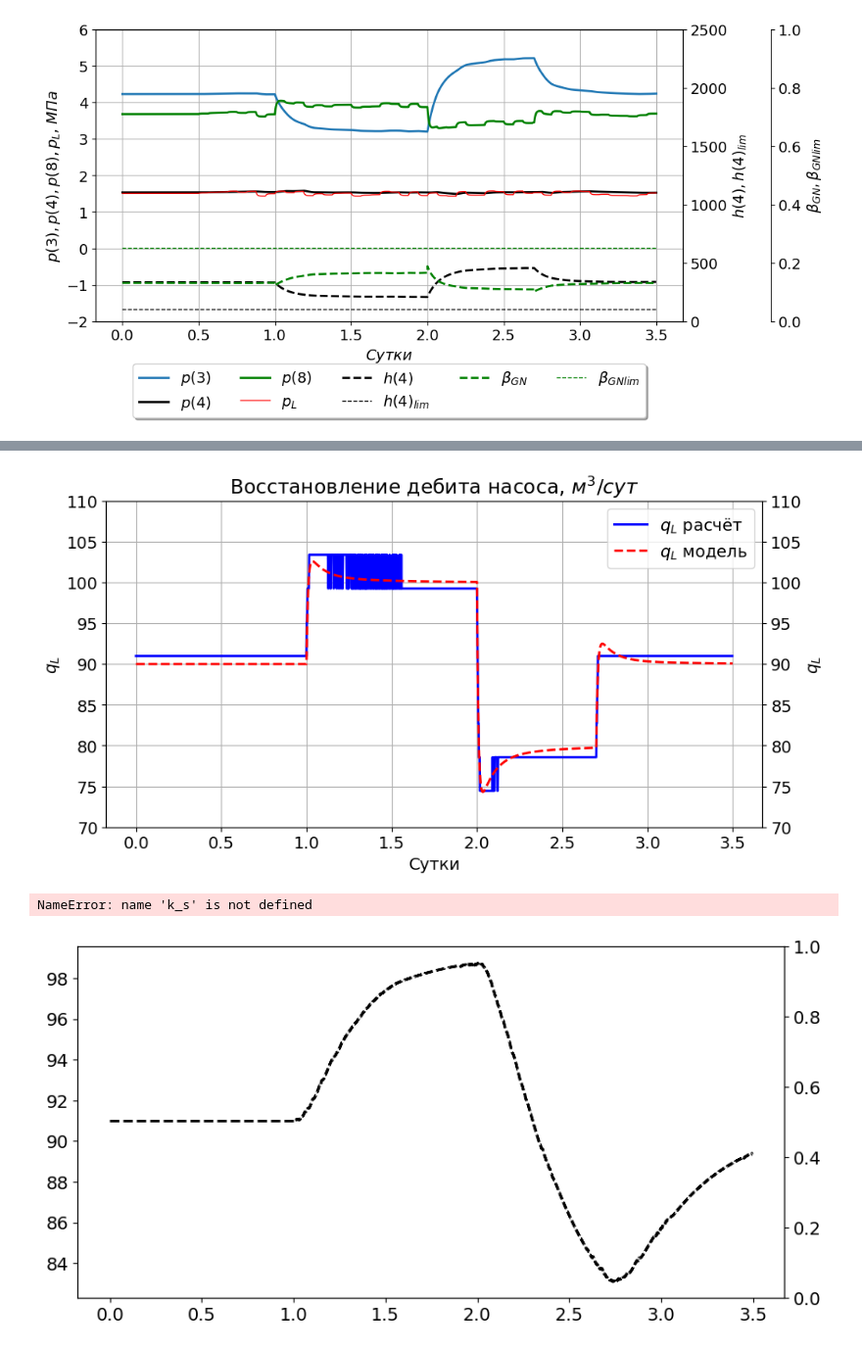
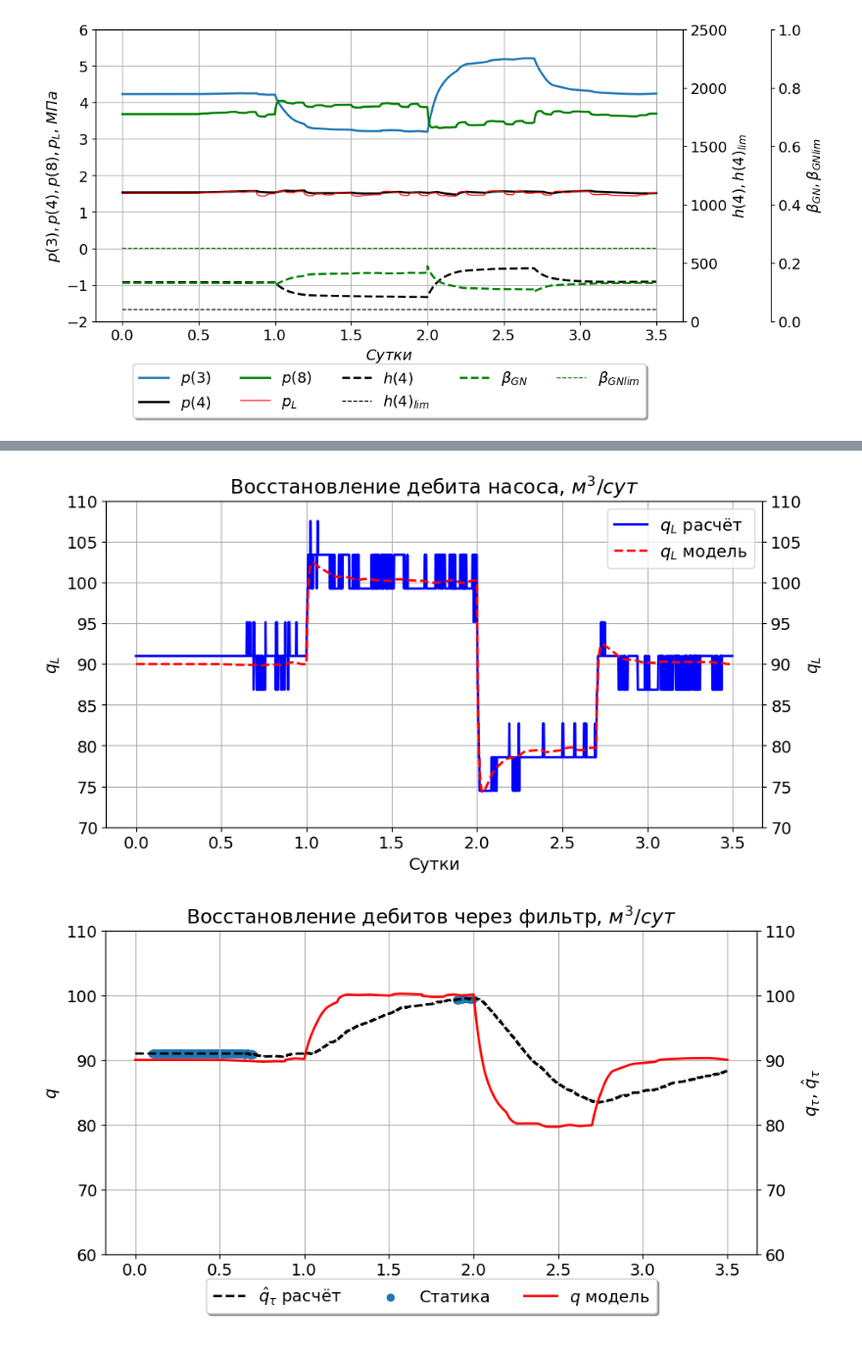
Before and after one commit to IANovoselov/well, a Jupyter notebook: well.ipynb, the cells around one changed output, grey strips where cells are left out. Shown at 98% size. Saved outputs shown, nothing was run; the diff lists cells and outputs as text; code cells hidden in the pictures.

```diff
--- a/well.ipynb
+++ b/well.ipynb
@@ -312,7 +312,7 @@ class Well:
         self.p_2 =  self.taransfer_function(self.p_2, self.reservoir.p_R- self.reservoir.r_2*self.q, self.reservoir.T_2)
         self.h_4 =  self.h_4 + (dt/self.params.S_t)*(self.q-self.pump.q_N)
         self.q_L =  self.taransfer_function(self.q_L, self.pump.q_N, self.pump.t_N)
-        self.p_L = self.p_L + (dt/(dt*80))*(self.p_L_rand - self.p_L)
+        self.p_L = self.p_L + (dt/(self.pump.t_N))*(self.p_L_rand - self.p_L)
 
         self.pump.set_w_by_program(_k * dt, dt)
 
@@ -336,7 +336,7 @@ class Well:
       return (self.p_2 - self.p_3 - self.oil.gamma*(self.params.H_R-self.pump.H_N)) / (self.reservoir.r_1 + self.oil.gamma * self.params.r_K)
 
     def calc_p_4(self):
-      return self.taransfer_function(self.p_4, self._calc_p_4(), self.pump.t_N*50)
+      return self.taransfer_function(self.p_4, self._calc_p_4(), self.pump.t_N*25)
 
     def _calc_p_4(self):
       return self.p_L + (self.params.p_G0 - self.p_3) * self.params.r_GU * np.sqrt(self.pump.w) * self.params.a_GU * self.q
@@ -368,7 +368,7 @@ class Well:
       self.q = self.calc_q()
       self.p_4 = self.calc_p_4()
 
-    def taransfer_function(self, current_val, target, tf_time, dt=dt):
+    def taransfer_function(self, current_val, target, tf_time):
       return current_val + ((dt/tf_time) * (target - current_val))
 
 
@@ -808,5 +807,0 @@ build_plot(x_time, plot_data, None, y_scale = [Scale(min=1, max=6)], mu='$МПа
-# %%
-
-x = pd.concat([calc_df['q_t'][:10], calc_df['q_t'][13:19]])
-
-x
@@ -900,12 +876,18 @@ def identificate(calc_df, ident_k):
 
 def get_static_data(calc_df, ident_k, denominator, s_times):
 
-  s_index = (4000//denominator)
+  s_q_t = []
+  s_p_t = []
 
+  for start, end in s_times:
+    start_index = int((start / dt) // denominator)
+    end_index = int((end / dt) // denominator)
 
+    s_q_t.append(calc_df['_q_t'][start_index:end_index])
+    s_p_t.append(calc_df['p_1_t'][start_index:end_index])
 
-  s_q_t = calc_df['q_t'][:s_index]
-  s_p_t =  calc_df['p_1_t'][:s_index]
+  s_q_t = pd.concat(s_q_t)
+  s_p_t = pd.concat(s_p_t)
 
   k_s = len(s_q_t)
 
@@ -1021,8 +1003,9 @@ for i, quant_step in enumerate(quant_step_list):
 
     b = identificate(calc_df, ident_k)
 
-    #s_q_t, s_p_t, m2, k_s = get_static_data(calc_df, ident_k, denominator)
-    #b = identificate_regul(calc_df, ident_k, denominator, well.reservoir.v_r, s_q_t, s_p_t, m2, k_s).T[0]
+    s_times = [(0.1, 0.5), (1.9, 2)]
+    s_q_t, s_p_t, m2, k_s = get_static_data(calc_df, ident_k, denominator, s_times)
+    b = identificate_regul(calc_df, ident_k, denominator, well.reservoir.v_r, list(s_q_t), list(s_p_t), m2, k_s).T[0]
 
     res['p_R'].append(calc_error(well.reservoir.p_R , b[0]))
     res['r_1'].append(calc_error(well.reservoir.r_1 , b[1]))
@@ -1119,27 +1098,28 @@ ax.legend(handles=[p1, p2])
 ax.grid()
 plt.show()
 # %% [output]
-[figure, old version]
+[figure, new version]
 # %%
 from matplotlib import pyplot as plt
 fig, ax = plt.subplots(figsize=(10, 5))
 
 twin1 = ax.twinx()
 
+s_time = s_q_t.index * denominator * dt
+
 p1, = ax.step(x_time, calc_df['_q_t'], 'k--', lw=2, label=r"$\^{q}_\tau$ расчёт")
-p2 = ax.scatter(x_time[:k_s], s_q_t, label=r"Статика")
+p2 = ax.scatter(s_time, s_q_t.values, label=r"Статика")
 p3, = twin1.plot(x, df['q'], 'r', lw=2, label="$q$ модель")
 
 
 ax.set(ylim=(60, 110), xlabel="Сутки", ylabel="$q$")
 twin1.set(ylim=(60, 110), ylabel=r"$q_\tau$, $\^{q}_\tau$")
 
 plt.title('Восстановление дебитов через фильтр, $м^3/сут$')
 
 ax.legend(loc='upper center', bbox_to_anchor=(0.5, -0.05),
           fancybox=True, shadow=True, ncol=5, handles=[p1, p2, p3])
 ax.grid()
 plt.show()
 # %% [output]
-NameError: name 'k_s' is not defined
-[figure, old version]
+[figure, new version]
```
Also changed, not shown: parts of 13 cells of this notebook.
